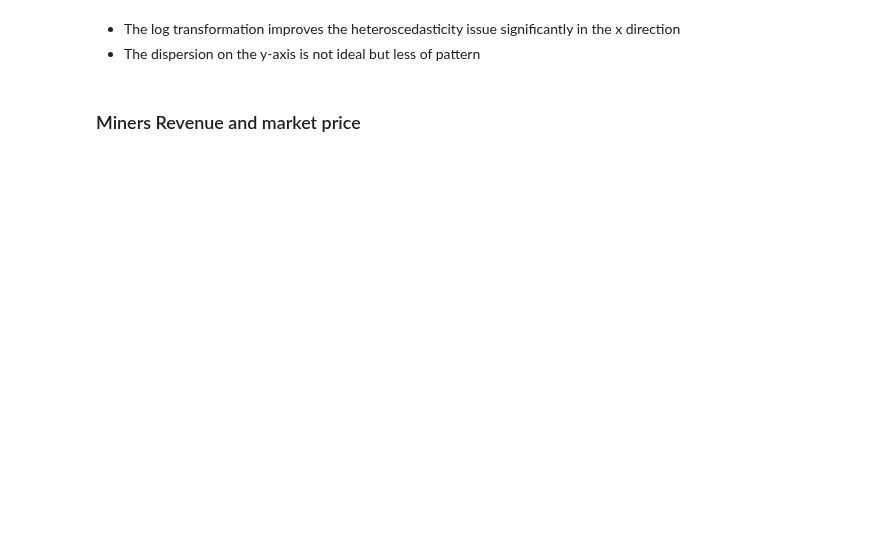
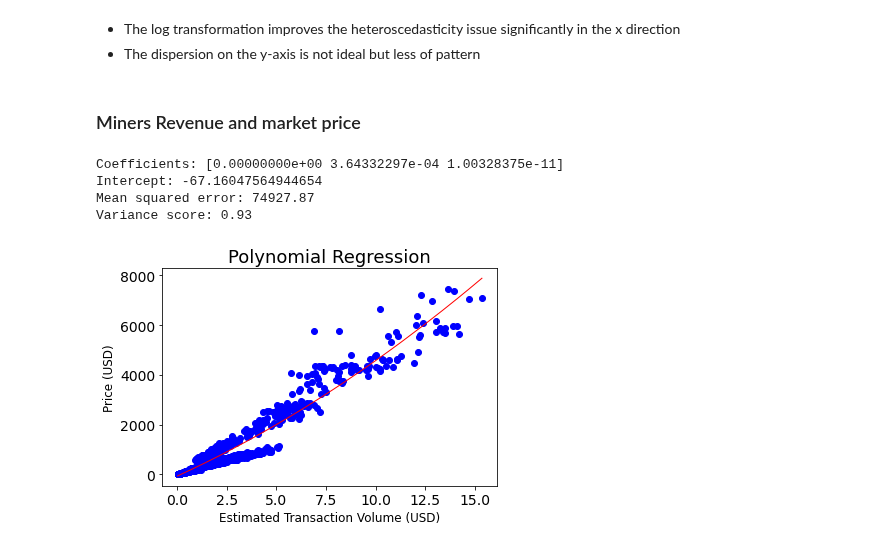
Before and after one commit to alvaroserrrano/BitcoinLinearRegression, a Jupyter notebook: bitcoin_linear_regression.ipynb, the cells around one changed output. Saved outputs shown, nothing was run; the diff lists cells and outputs as text; code cells hidden in the pictures; blank space fills up the shorter version.

Commit message:
miners revenue and difficulty

```diff
--- a/bitcoin_linear_regression.ipynb
+++ b/bitcoin_linear_regression.ipynb
@@ -352,3 +352,38 @@ plt.show()
 - The dispersion on the y-axis is not ideal but less of pattern
 # %% [markdown]
 ### Miners Revenue and market price
+# %%
+# Fit polynomial regression for btc_miners_revenue vs btc_market_price
+poly_btc_miners_revenue = PolynomialFeatures(degree=2).fit_transform(BTC_data2[["btc_miners_revenue"]])
+fit3 = linear_model.LinearRegression(fit_intercept=True, copy_X=True, n_jobs=1)
+fit3.fit(poly_btc_miners_revenue, BTC_data2["btc_market_price"])
+# Make predictions using the testing set
+predictions3 = fit3.predict(poly_btc_miners_revenue)
+# Residuals
+residuals3 = BTC_data2["btc_market_price"] - predictions3
+# The coefficients
+print(f'Coefficients: {fit3.coef_}')
+# Intercept
+print(f'Intercept: {fit3.intercept_}')
+# The mean squared error
+print("Mean squared error: %.2f"
+	  % np.mean((predictions3 - BTC_data2["btc_market_price"]) ** 2))
+# Explained variance score: 1 is perfect prediction
+print('Variance score: %.2f' % fit3.score(poly_btc_miners_revenue, BTC_data2["btc_market_price"]))
+# Plot outputs
+plt.scatter(BTC_data2["btc_miners_revenue"]/1000000, BTC_data2["btc_market_price"],  color='blue')
+plt.plot(np.unique(BTC_data2["btc_miners_revenue"]/1000000), np.poly1d(np.polyfit(BTC_data2["btc_miners_revenue"]/1000000, BTC_data2["btc_market_price"], 2))(np.unique(BTC_data2["btc_miners_revenue"]/1000000)), color='red', linewidth=1)
+plt.title('Polynomial Regression')
+plt.xlabel('Estimated Transaction Volume (USD)')
+plt.ylabel('Price (USD)')
+plt.rc('font', size=14)
+plt.rc('figure', titlesize=18)
+plt.rc('axes', labelsize=15)
+plt.rc('axes', titlesize=18)
+plt.show()
+# %% [output]
+Coefficients: [0.00000000e+00 3.64332297e-04 1.00328375e-11]
+Intercept: -67.16047564944654
+Mean squared error: 74927.87
+Variance score: 0.93
+[figure, added]
```
Also changed, not shown: parts of 13 cells of this notebook.
